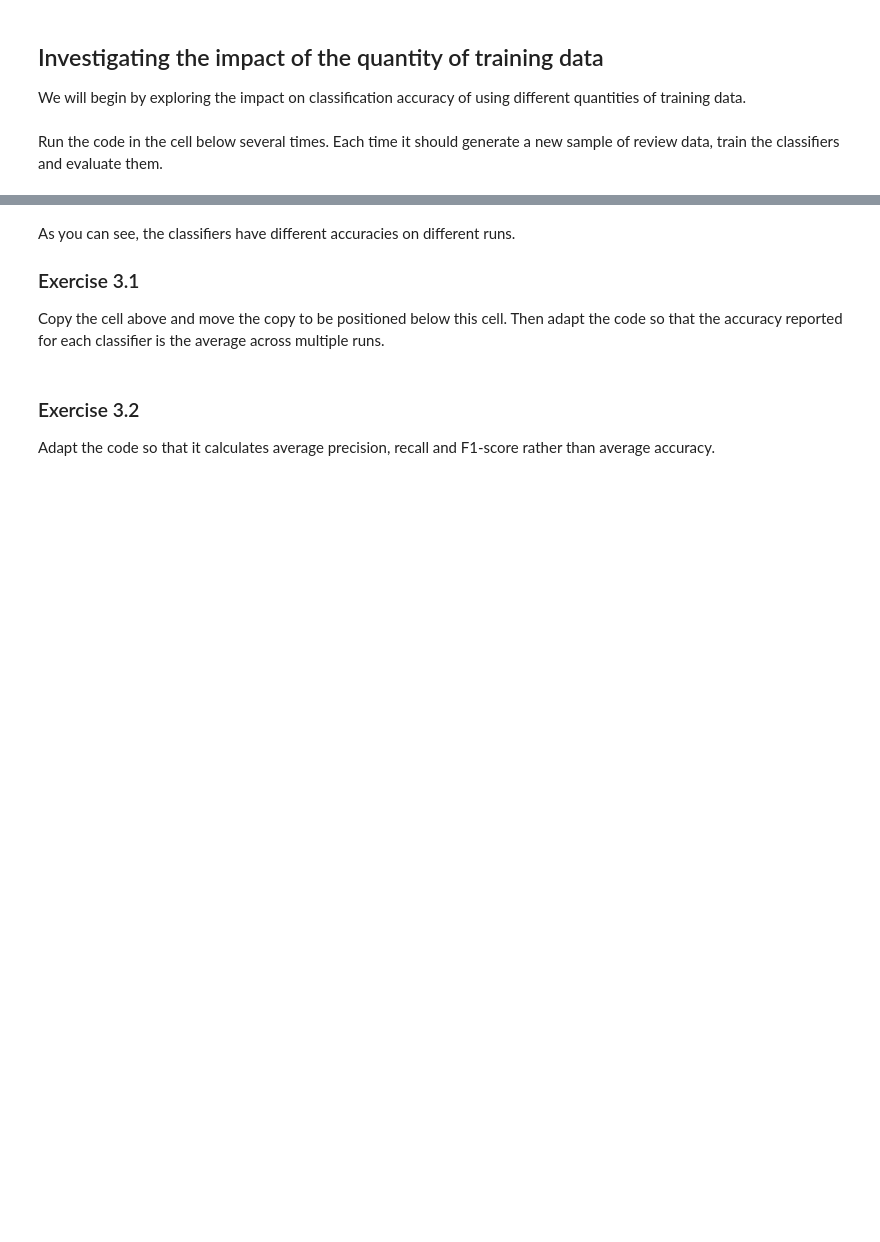
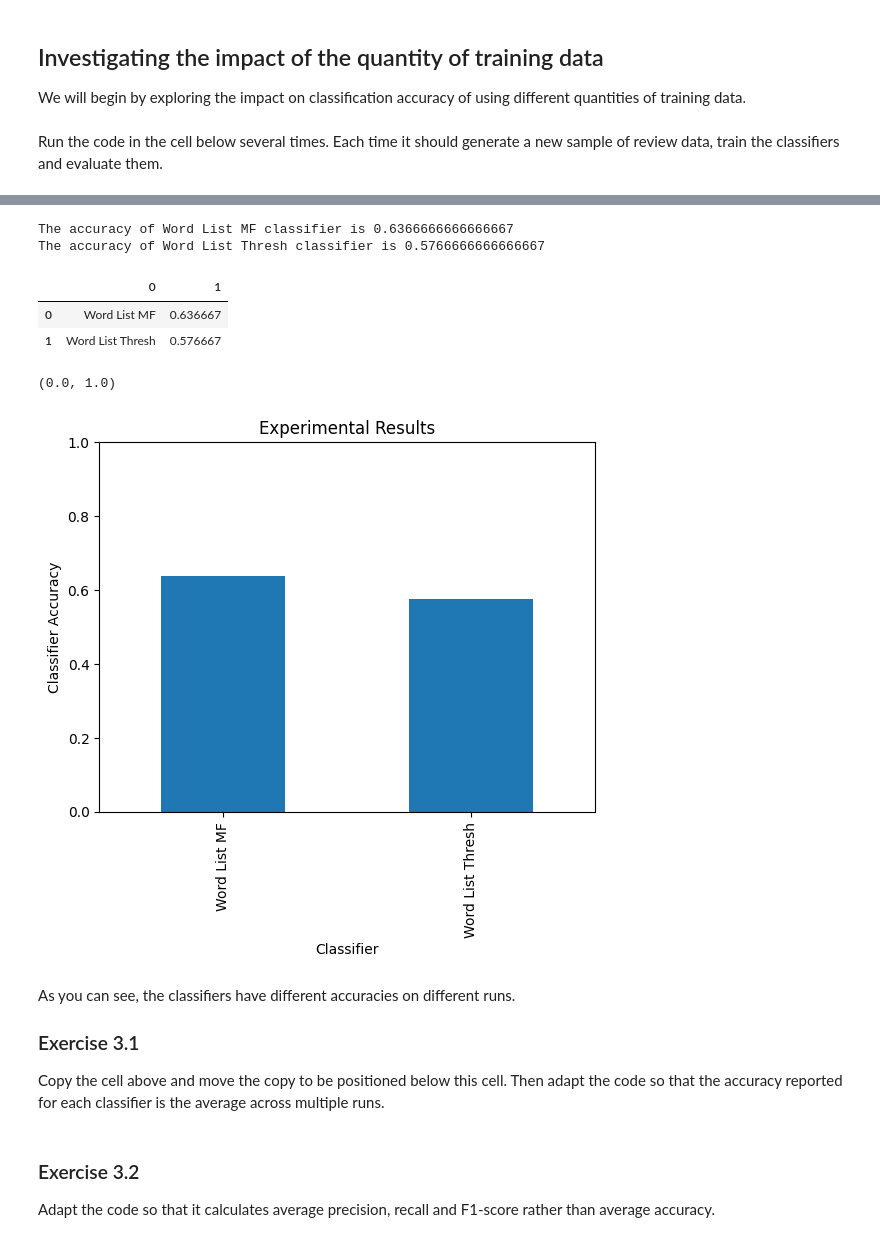
Before and after one commit to Jimbobal/ANLP, a Jupyter notebook: Lab_3_2.ipynb, the cells around one changed output, grey strips where cells are left out. Saved outputs shown, nothing was run; the diff lists cells and outputs as text; code cells hidden in the pictures; blank space fills up the shorter version.

```diff
--- a/Lab_3_2.ipynb
+++ b/Lab_3_2.ipynb
@@ -267,25 +402,32 @@ Run the code in the cell below several times.  Each time it should generate a ne
 # %%
-
-training,testing=get_train_test_data()
+training,testing=get_random_train_test_data()
 
 word_list_size = 100
 threshold=100
 classifiers={"Word List MF":SimpleClassifier_mf(word_list_size),
              "Word List Thresh":SimpleClassifier_ot(threshold)}
 
 results=[]
 for name,classifier in classifiers.items():
     classifier.train(training)
     accuracy=classifier_evaluate(classifier,testing)
     print("The accuracy of {} classifier is {}".format(name,accuracy))
     results.append((name,accuracy))
 
 df = pd.DataFrame(results)
 display(df)
 ax = df.plot.bar(title="Experimental Results",legend=False,x=0)
 ax.set_ylabel("Classifier Accuracy")
 ax.set_xlabel("Classifier")
 ax.set_ylim(0,1.0)
+# %% [output]
+The accuracy of Word List MF classifier is 0.6366666666666667
+The accuracy of Word List Thresh classifier is 0.5766666666666667
+|  | 0 | 1 |
+| 0 | Word List MF | 0.636667 |
+| 1 | Word List Thresh | 0.576667 |
+(0.0, 1.0)
+[figure, added]
 # %% [markdown]
 As you can see, the classifiers have different accuracies on different runs.
 
```
Also changed, not shown: parts of 17 cells of this notebook.
